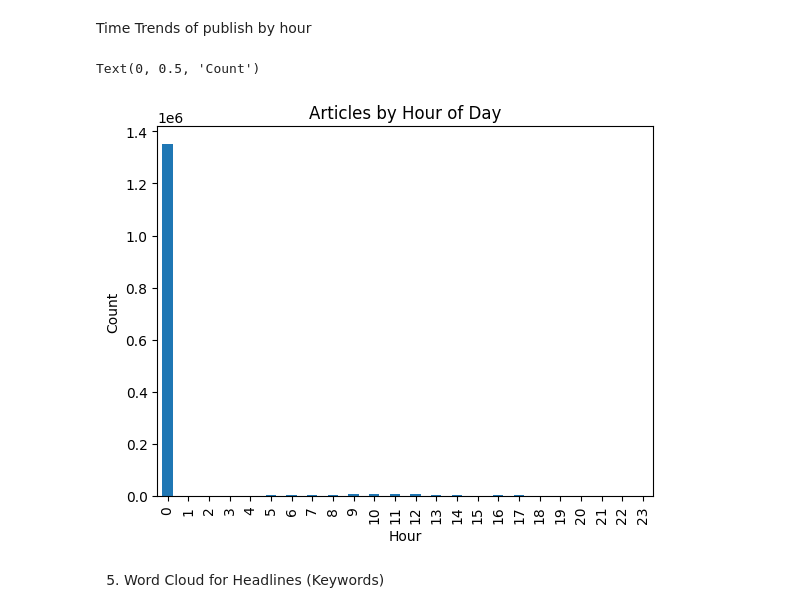
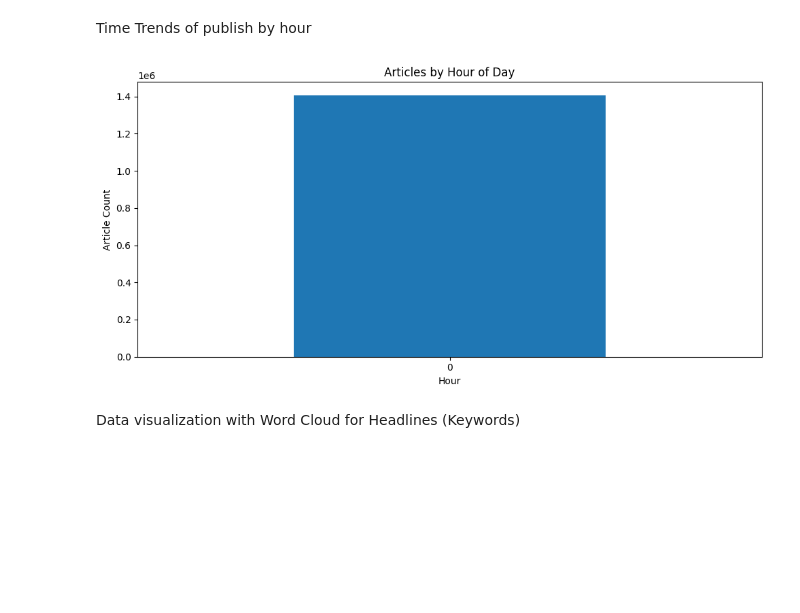
Before and after one commit to tnsay/week1StockPriceDataAnalysis, a Jupyter notebook: notebooks/eda_analysis.ipynb, the cells around one changed output. Cells and saved outputs as stored; diff of their text form; code cells hidden in the pictures; blank space fills up the shorter version.

```diff
--- a/notebooks/eda_analysis.ipynb
+++ b/notebooks/eda_analysis.ipynb
@@ -5,11 +5,16 @@ import pandas as pd
 import matplotlib.pyplot as plt
 from datetime import datetime
 
+from textblob import TextBlob
+import os
+
+# Load news data
 df = pd.read_csv('../data/raw_analyst_ratings.csv')
 
-#droping nameless index column
+# Drop unnamed index column if exists
 df.drop(columns=['Unnamed: 0'], inplace=True, errors='ignore')
 
+# Function to remove timezone info from datetime objects
 def remove_timezone(x):
     if isinstance(x, pd.Timestamp) and x.tzinfo is not None:
         return x.tz_convert(None)
@@ -17,15 +22,13 @@ def remove_timezone(x):
         return x.replace(tzinfo=None)
     return x
 
+# Parse and clean date column
 df['date'] = pd.to_datetime(df['date'], format='mixed', errors='coerce')
 df.dropna(subset=['date'], inplace=True)
 df['date'] = df['date'].apply(remove_timezone)
 
-# Set date as index and sort
-df.set_index('date', inplace=True)
-df.sort_index(inplace=True)
-print(df.columns)
-print(df.index)
+news_df = df.copy()
 
-df.head(1)
+print(news_df.head(3).to_string())
+print("Columns:", news_df.columns.tolist())
 # %% [output]
@@ -47,0 +42,9 @@ DatetimeIndex(['2009-02-14 00:00:00', '2009-04-27 00:00:00',
+# %%
+news_df['date'] = pd.to_datetime(news_df['date'], errors='coerce')
+news_df.dropna(subset=['date'], inplace=True)
+news_df.set_index('date', inplace=True)
+news_df.index = news_df.index.normalize()
+
+# confirm the index
+print("Index Info:", news_df.index)
+print(news_df.head(3).to_string())
@@ -90,15 +107,17 @@ Text(0, 0.5, 'Article Count')
 # %% [markdown]
 Time Trends of publish by hour
 # %%
-df['hour'] = df.index.hour
-df.groupby('hour').size().plot(kind='bar', title='Articles by Hour of Day')
+news_df['hour'] = news_df.index.hour
+news_df.groupby('hour').size().plot(kind='bar', title='Articles by Hour of Day', figsize=(10, 5))
 plt.xlabel('Hour')
-plt.ylabel('Count')
+plt.ylabel('Article Count')
+plt.xticks(rotation=0)
+plt.tight_layout()
+plt.show()
 # %% [output]
-Text(0, 0.5, 'Count')
-[figure, old version]
+[figure, new version]
 # %% [markdown]
-5. Word Cloud for Headlines (Keywords)
+Data visualization with Word Cloud for Headlines (Keywords)
 # %%
 from nltk.corpus import stopwords
 from wordcloud import WordCloud
```
Also changed, not shown: parts of 15 cells of this notebook, 1 other file.
